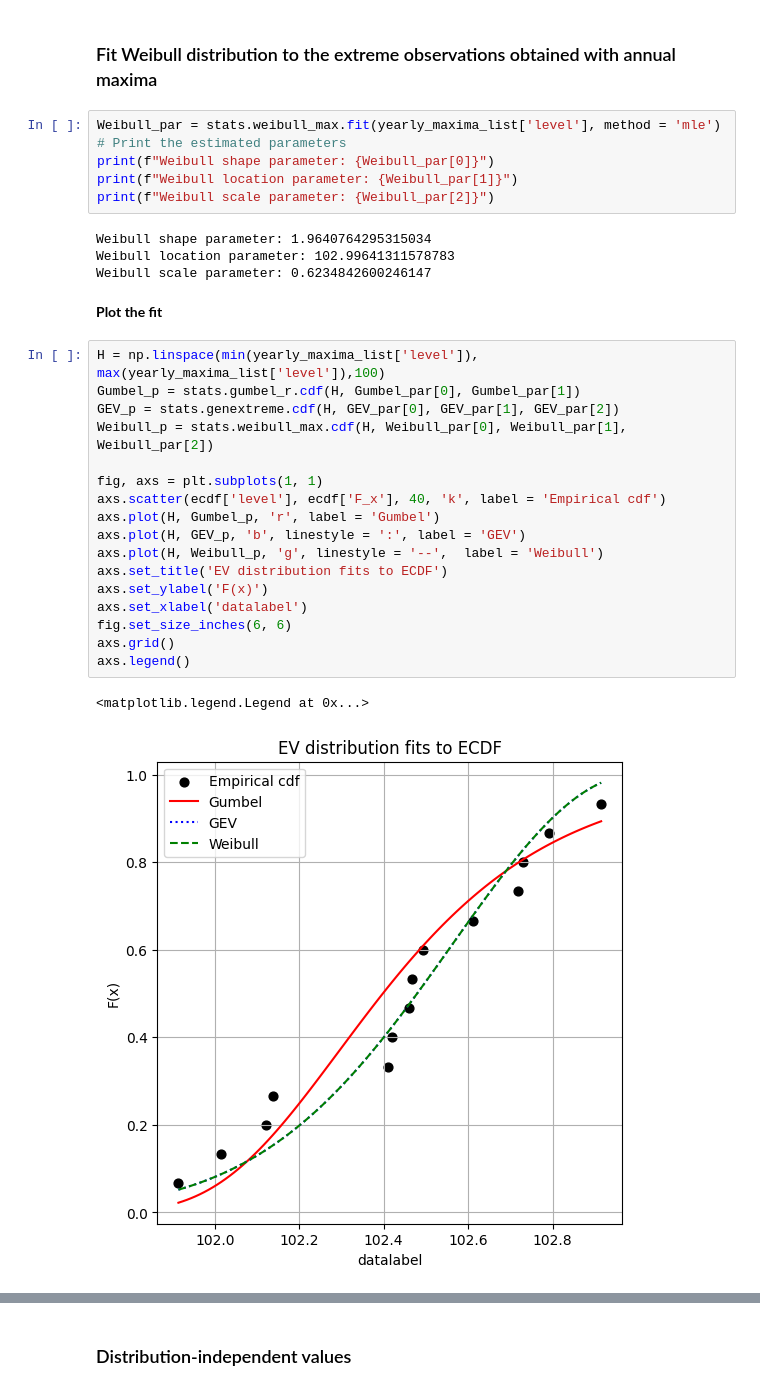
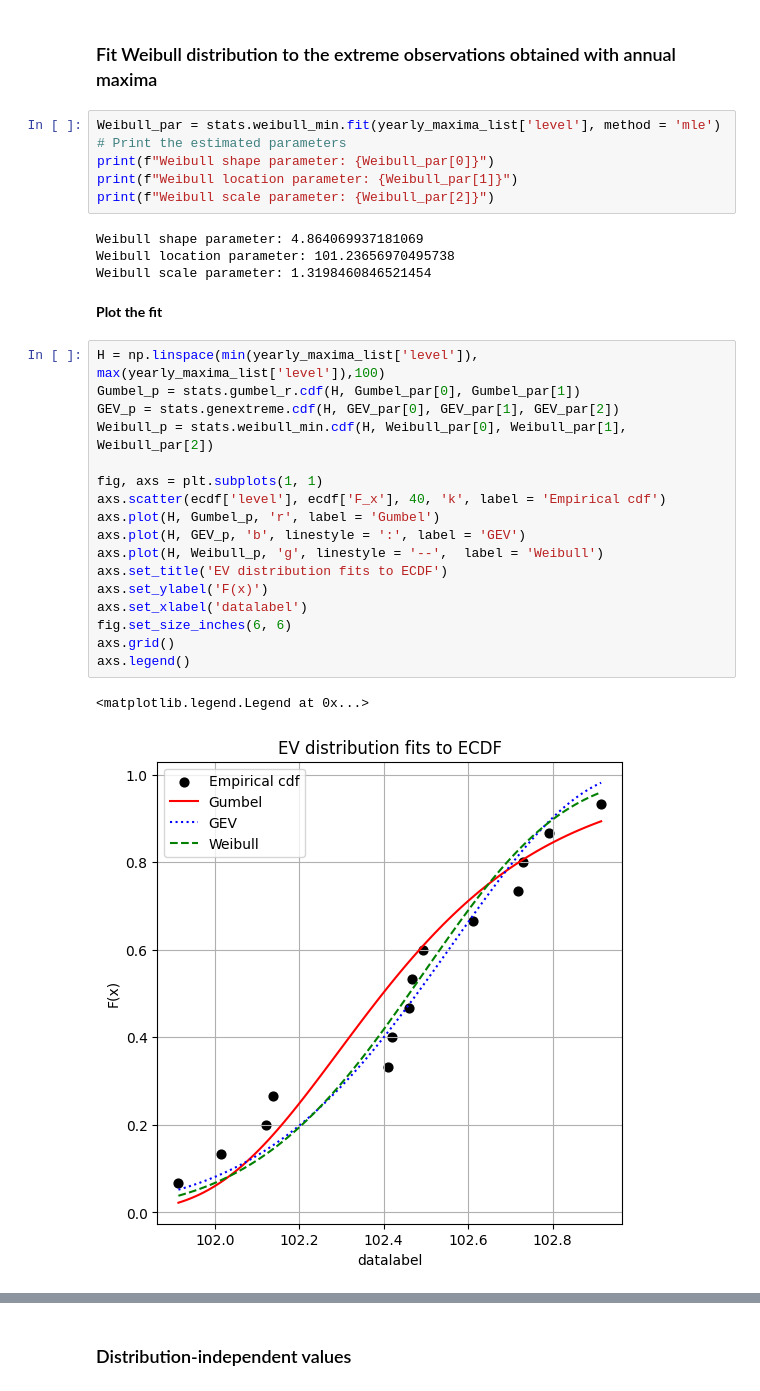
Before and after one commit to timoschweckendiek/Groundwater, a Jupyter notebook: Extreme_value_fit_annual_maxima-AB.ipynb, the cells around one changed output, grey strips where cells are left out. Cells and saved outputs as stored; diff of their text form.

```diff
--- a/Extreme_value_fit_annual_maxima-AB.ipynb
+++ b/Extreme_value_fit_annual_maxima-AB.ipynb
@@ -146,37 +146,37 @@ GEV scale parameter: 0.3174345103441154
 # %% [markdown]
 ### Fit Weibull distribution to the extreme observations obtained with annual maxima
 # %%
-Weibull_par = stats.weibull_max.fit(yearly_maxima_list['level'], method = 'mle')
+Weibull_par = stats.weibull_min.fit(yearly_maxima_list['level'], method = 'mle')
 # Print the estimated parameters
 print(f"Weibull shape parameter: {Weibull_par[0]}")
 print(f"Weibull location parameter: {Weibull_par[1]}")
 print(f"Weibull scale parameter: {Weibull_par[2]}")
 # %% [output]
-Weibull shape parameter: 1.9640764295315034
-Weibull location parameter: 102.99641311578783
-Weibull scale parameter: 0.6234842600246147
+Weibull shape parameter: 4.864069937181069
+Weibull location parameter: 101.23656970495738
+Weibull scale parameter: 1.3198460846521454
 # %% [markdown]
 **Plot the fit**
 # %%
 H = np.linspace(min(yearly_maxima_list['level']), max(yearly_maxima_list['level']),100)
 Gumbel_p = stats.gumbel_r.cdf(H, Gumbel_par[0], Gumbel_par[1])
 GEV_p = stats.genextreme.cdf(H, GEV_par[0], GEV_par[1], GEV_par[2])
-Weibull_p = stats.weibull_max.cdf(H, Weibull_par[0], Weibull_par[1], Weibull_par[2])
+Weibull_p = stats.weibull_min.cdf(H, Weibull_par[0], Weibull_par[1], Weibull_par[2])
 
 fig, axs = plt.subplots(1, 1)
 axs.scatter(ecdf['level'], ecdf['F_x'], 40, 'k', label = 'Empirical cdf')
 axs.plot(H, Gumbel_p, 'r', label = 'Gumbel')
 axs.plot(H, GEV_p, 'b', linestyle = ':', label = 'GEV')
 axs.plot(H, Weibull_p, 'g', linestyle = '--',  label = 'Weibull')
 axs.set_title('EV distribution fits to ECDF')
 axs.set_ylabel('F(x)')
 axs.set_xlabel('datalabel')
 fig.set_size_inches(6, 6)
 axs.grid()
 axs.legend()
 # %% [output]
 <matplotlib.legend.Legend at 0x...>
-[figure, old version]
+[figure, new version]
 # %% [markdown]
 ## 4. Statistics & Eurocode values
 
```
Also changed, not shown: parts of 6 cells of this notebook.
